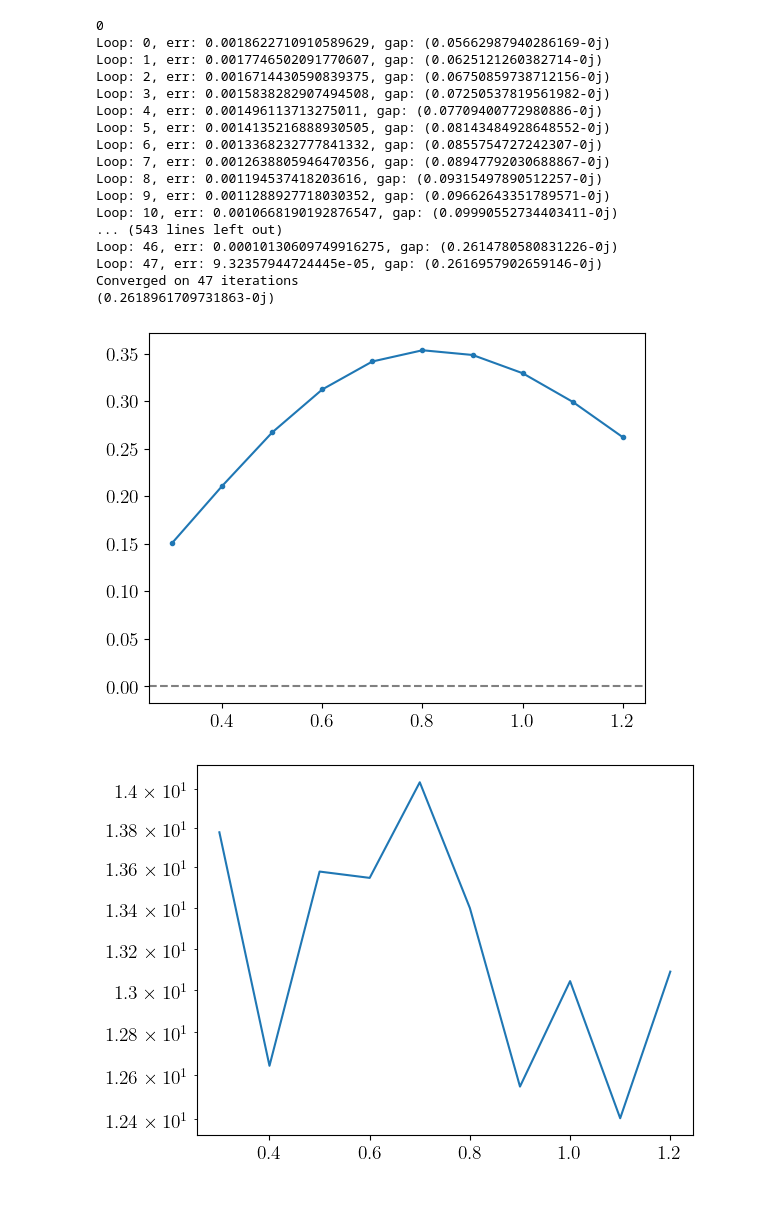
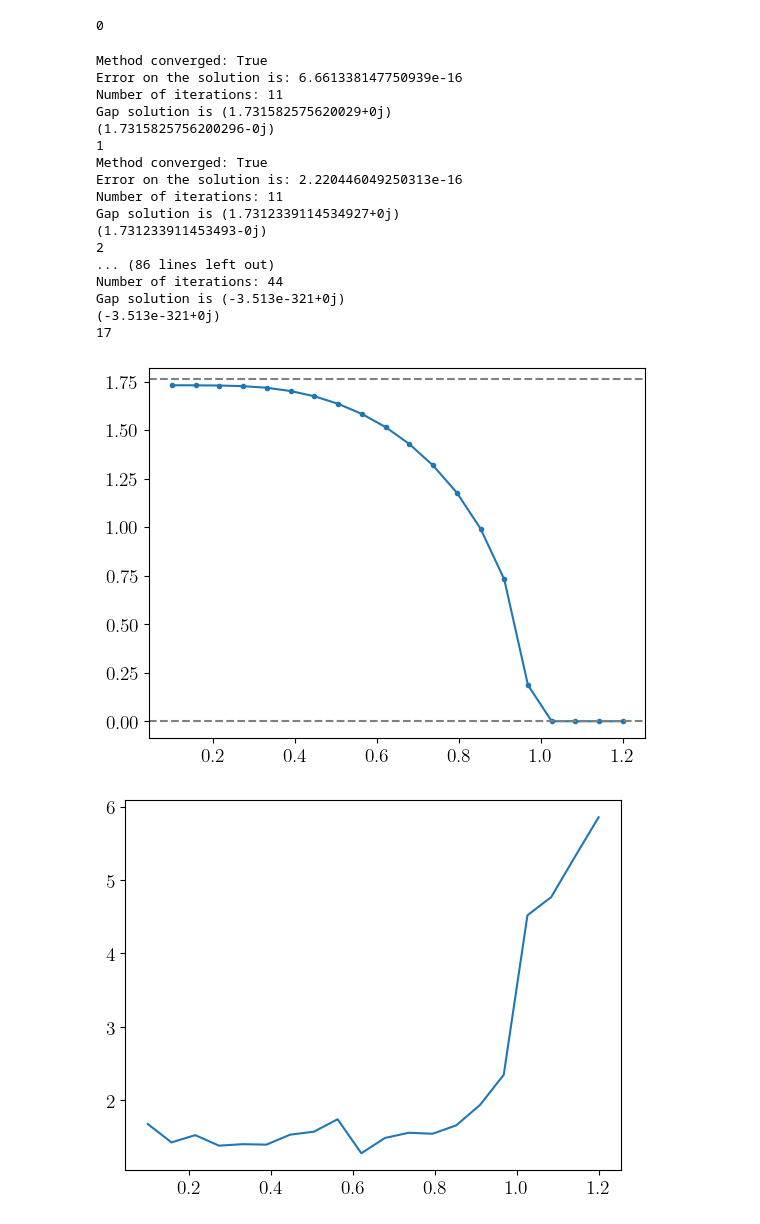
Before and after one commit to j-curtis/psBQP, a Jupyter notebook: testing.ipynb, the cells around one changed output. Cells and saved outputs as stored; diff of their text form; code cells hidden in the pictures.

```diff
--- a/testing.ipynb
+++ b/testing.ipynb
@@ -15,22 +15,22 @@ import Eilenberger as eil
 # %%
 ntheta = 20
 cutoff = 30.*eil.BCS_ratio
-nw = 20000
+nw = 2000
 
 fine_nw = 200
-fine_cutoff = 2.*eil.BCS_ratio
+fine_cutoff = 1.0*eil.BCS_ratio
 
 ntemps = 10
-temps = np.linspace(0.3,1.2,ntemps)
+temps = np.linspace(0.1,1.2,ntemps)
 
 gaps = np.zeros((ntemps),dtype=complex)
 times = np.zeros_like(gaps,dtype=float)
 grs = []
 
-sim = eil.Eilenberger(nw,ntheta,cutoff,fine_grid=(None,None))
+sim = eil.Eilenberger(nw,ntheta,cutoff,fine_grid=(fine_nw,fine_cutoff))
 sim.verbose = True
-sim.set_gamma_imp(0.001)
-sim.set_Dynes_eta(0.01)
+sim.set_gamma_imp(0.3)
+#sim.set_Dynes_eta(0.00001)
 sim.set_Q0(0.)
 sim.set_Tc(1.)
 sim.set_BCS_coupling(sim.calc_BCS_coupling() )
@@ -56,33 +56,34 @@ for i in range(ntemps):
     times[i] = t1-t0
 # %% [output]
 0
-Loop: 0, err: 0.0018622710910589629, gap: (0.05662987940286169-0j)
-Loop: 1, err: 0.0017746502091770607, gap: (0.0625121260382714-0j)
-Loop: 2, err: 0.0016714430590839375, gap: (0.06750859738712156-0j)
-Loop: 3, err: 0.0015838282907494508, gap: (0.07250537819561982-0j)
-Loop: 4, err: 0.001496113713275011, gap: (0.07709400772980886-0j)
-Loop: 5, err: 0.0014135216888930505, gap: (0.08143484928648552-0j)
-Loop: 6, err: 0.0013368232777841332, gap: (0.0855754727242307-0j)
-Loop: 7, err: 0.0012638805946470356, gap: (0.08947792030688867-0j)
-Loop: 8, err: 0.001194537418203616, gap: (0.09315497890512257-0j)
-Loop: 9, err: 0.0011288927718030352, gap: (0.09662643351789571-0j)
-Loop: 10, err: 0.0010668190192876547, gap: (0.09990552734403411-0j)
-... (543 lines left out)
-Loop: 46, err: 0.00010130609749916275, gap: (0.2614780580831226-0j)
-Loop: 47, err: 9.32357944724445e-05, gap: (0.2616957902659146-0j)
-Converged on 47 iterations
-(0.2618961709731863-0j)
+Method converged: True
+Error on the solution is: 6.661338147750939e-16
+Number of iterations: 11
+Gap solution is (1.731582575620029+0j)
+(1.7315825756200296-0j)
+1
+Method converged: True
+Error on the solution is: 2.220446049250313e-16
+Number of iterations: 11
+Gap solution is (1.7312339114534927+0j)
+(1.731233911453493-0j)
+2
+... (86 lines left out)
+Number of iterations: 44
+Gap solution is (-3.513e-321+0j)
+(-3.513e-321+0j)
+17
 # %%
 plt.plot(temps,np.real(gaps[:]),marker='.')
 plt.axhline(0.,color='gray',linestyle='dashed')
-#plt.axhline(2*np.pi, color='gray',linestyle='dashed')
+plt.axhline(eil.BCS_ratio, color='gray',linestyle='dashed')
 plt.show()
 plt.plot(temps,times[:])
-plt.yscale('log')
+#plt.yscale('log')
 plt.show()
 # %% [output]
-[figure, old version]
+[figure, new version]
-[figure, old version]
+[figure, new version]
 # %%
 x = np.linspace(-30,30,1000)
 plt.plot(sim.w_arr,np.real(grs[0][0,0,:,0]),'red')
```
Also changed, not shown: parts of 1 cell of this notebook, 3 other files.
